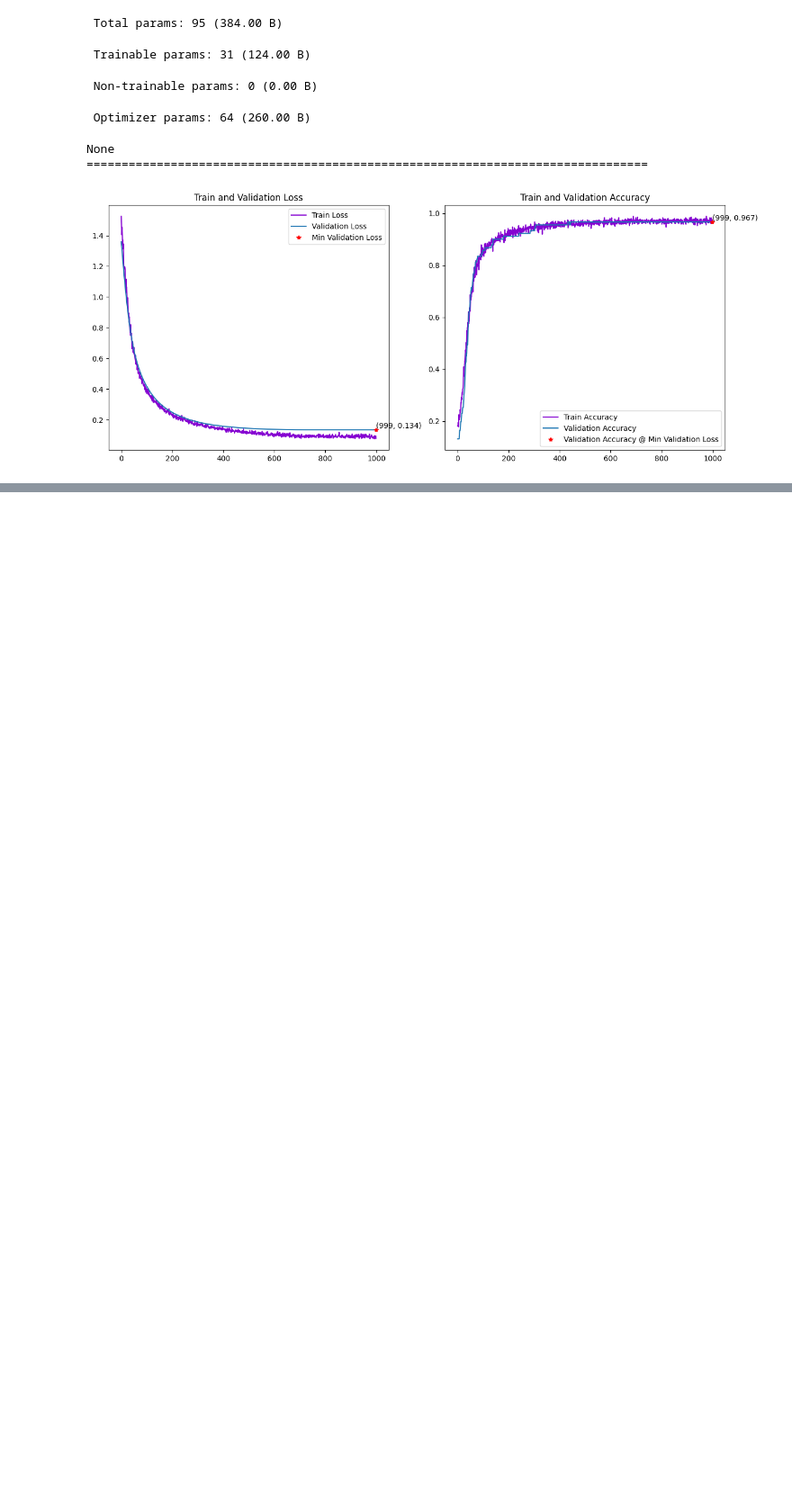
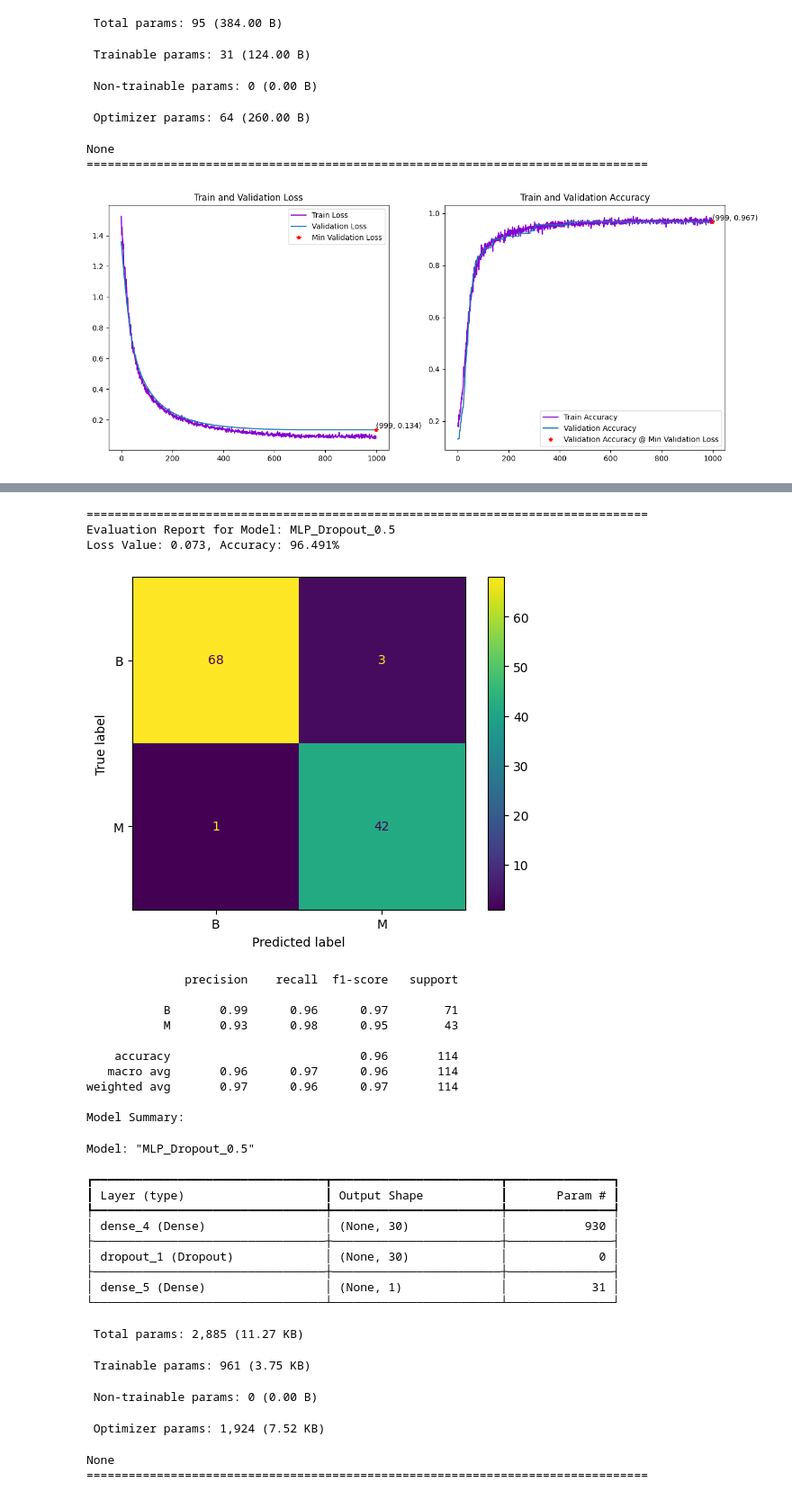
Before and after one commit to Team-AY/Breast-Cancer-Prediction, a Jupyter notebook: Research_process.ipynb, the cells around one changed output, grey strips where cells are left out. Shown at 90% size. Cells and saved outputs as stored; diff of their text form; code cells hidden in the pictures; blank space fills up the shorter version.

```diff
--- a/Research_process.ipynb
+++ b/Research_process.ipynb
@@ -290,0 +419,33 @@ model_history(history)
+# %%
+model_result(model)
+# %% [output]
+================================================================================
+Evaluation Report for Model: MLP_Dropout_0.5
+Loss Value: 0.073, Accuracy: 96.491%
+[figure, added]
+              precision    recall  f1-score   support
+
+           B       0.99      0.96      0.97        71
+           M       0.93      0.98      0.95        43
+
+    accuracy                           0.96       114
+   macro avg       0.96      0.97      0.96       114
+weighted avg       0.97      0.96      0.97       114
+
+Model Summary:
+Model: "MLP_Dropout_0.5"
+┏━━━━━━━━━━━━━━━━━━━━━━━━━━━━━━━━━┳━━━━━━━━━━━━━━━━━━━━━━━━┳━━━━━━━━━━━━━━━┓
+┃ Layer (type)                    ┃ Output Shape           ┃       Param # ┃
+┡━━━━━━━━━━━━━━━━━━━━━━━━━━━━━━━━━╇━━━━━━━━━━━━━━━━━━━━━━━━╇━━━━━━━━━━━━━━━┩
+│ dense_4 (Dense)                 │ (None, 30)             │           930 │
+├─────────────────────────────────┼────────────────────────┼───────────────┤
+│ dropout_1 (Dropout)             │ (None, 30)             │             0 │
+├─────────────────────────────────┼────────────────────────┼───────────────┤
+│ dense_5 (Dense)                 │ (None, 1)              │            31 │
+└─────────────────────────────────┴────────────────────────┴───────────────┘
+ Total params: 2,885 (11.27 KB)
+ Trainable params: 961 (3.75 KB)
+ Non-trainable params: 0 (0.00 B)
+ Optimizer params: 1,924 (7.52 KB)
+None
+================================================================================
```
Also changed, not shown: parts of 8 cells of this notebook.
